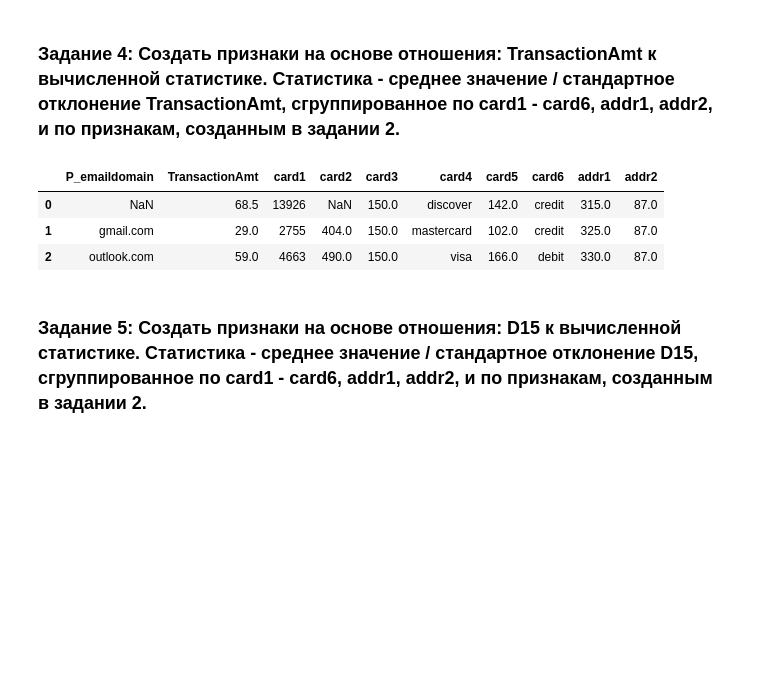
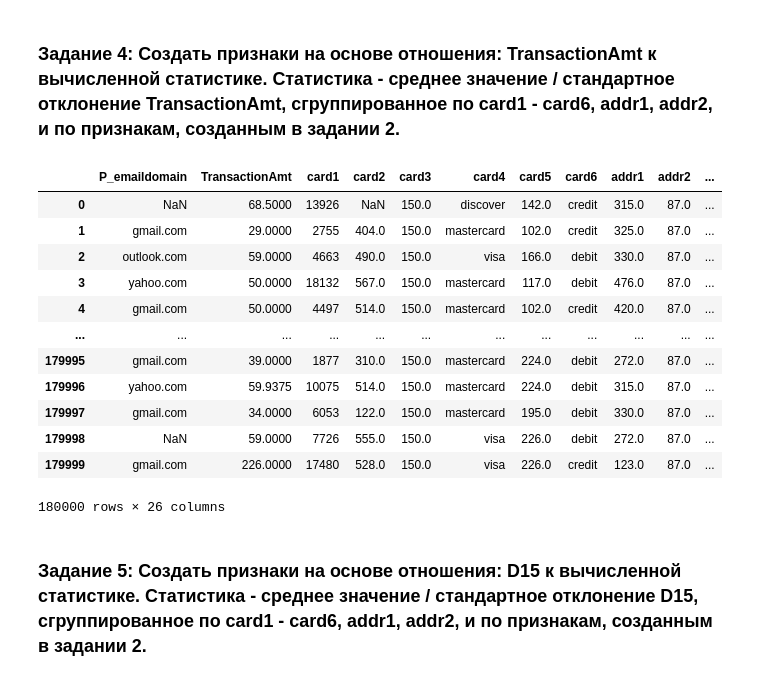
Before and after one commit to OlegRev/SportsDataAnalysis.KagglePlatform, a Jupyter notebook: hw_lesson_5.ipynb, the cells around one changed output. Drawn from its saved outputs; the diff is of its cells as text; code cells hidden in the pictures; blank space fills up the shorter version.

```diff
--- a/hw_lesson_5.ipynb
+++ b/hw_lesson_5.ipynb
@@ -455,15 +437,0 @@ def add_tr_amt_by_features(df,feature_list=['card1', 'card2', 'card3',
-# %%
-_train_data = train_data[['P_emaildomain', 'TransactionAmt',
-                          'card1', 'card2', 'card3',
-                          'card4', 'card5', 'card6',
-                          'addr1', 'addr2']].copy()
-
-#_train_data = add_tr_amt_by_features(_train_data)
-#df.groupby(feature_list, as_index=False).agg({'TransactionAmt':'mean'})_test_data = add_tr_amt_by_features(_test_data)
-feature_list=['card1', 'card2', 'card3','card4', 'card5', 'card6']
-_train_data.head(3)
-# %% [output]
-|  | P_emaildomain | TransactionAmt | card1 | card2 | card3 | card4 | card5 | card6 | addr1 | addr2 |
-| 0 | NaN | 68.5 | 13926 | NaN | 150.0 | discover | 142.0 | credit | 315.0 | 87.0 |
-| 1 | gmail.com | 29.0 | 2755 | 404.0 | 150.0 | mastercard | 102.0 | credit | 325.0 | 87.0 |
-| 2 | outlook.com | 59.0 | 4663 | 490.0 | 150.0 | visa | 166.0 | debit | 330.0 | 87.0 |
@@ -500,5 +481,29 @@ class StatFeatures(BaseEstimator, TransformerMixin):
 
         return data
+# %%
+transform_feature_names = ['card1', 'card2', 'card3', 'card4',
+                           'card5', 'card6','addr1', 'addr2',
+                           'card12', 'card1235', 'card1235_addr12']
+
+add_stat_features = StatFeatures('TransactionAmt',
+                                 group_keys = transform_feature_names,
+                                 agg_funcs = ['mean', 'std'])
+
+add_stat_features.fit_transform(train_data)
+# %% [output]
+|  | P_emaildomain | TransactionAmt | card1 | card2 | card3 | card4 | card5 | card6 | addr1 | addr2 | ... |
+| 0 | NaN | 68.5000 | 13926 | NaN | 150.0 | discover | 142.0 | credit | 315.0 | 87.0 | ... |
+| 1 | gmail.com | 29.0000 | 2755 | 404.0 | 150.0 | mastercard | 102.0 | credit | 325.0 | 87.0 | ... |
+| 2 | outlook.com | 59.0000 | 4663 | 490.0 | 150.0 | visa | 166.0 | debit | 330.0 | 87.0 | ... |
+| 3 | yahoo.com | 50.0000 | 18132 | 567.0 | 150.0 | mastercard | 117.0 | debit | 476.0 | 87.0 | ... |
+| 4 | gmail.com | 50.0000 | 4497 | 514.0 | 150.0 | mastercard | 102.0 | credit | 420.0 | 87.0 | ... |
+| ... | ... | ... | ... | ... | ... | ... | ... | ... | ... | ... | ... |
+| 179995 | gmail.com | 39.0000 | 1877 | 310.0 | 150.0 | mastercard | 224.0 | debit | 272.0 | 87.0 | ... |
+| 179996 | yahoo.com | 59.9375 | 10075 | 514.0 | 150.0 | mastercard | 224.0 | debit | 315.0 | 87.0 | ... |
+| 179997 | gmail.com | 34.0000 | 6053 | 122.0 | 150.0 | mastercard | 195.0 | debit | 330.0 | 87.0 | ... |
+| 179998 | NaN | 59.0000 | 7726 | 555.0 | 150.0 | visa | 226.0 | debit | 272.0 | 87.0 | ... |
+| 179999 | gmail.com | 226.0000 | 17480 | 528.0 | 150.0 | visa | 226.0 | credit | 123.0 | 87.0 | ... |
+180000 rows × 26 columns
 # %% [markdown]
 <p><a name="task_5"></a></p>
 
```
Also changed, not shown: parts of 12 cells of this notebook.
